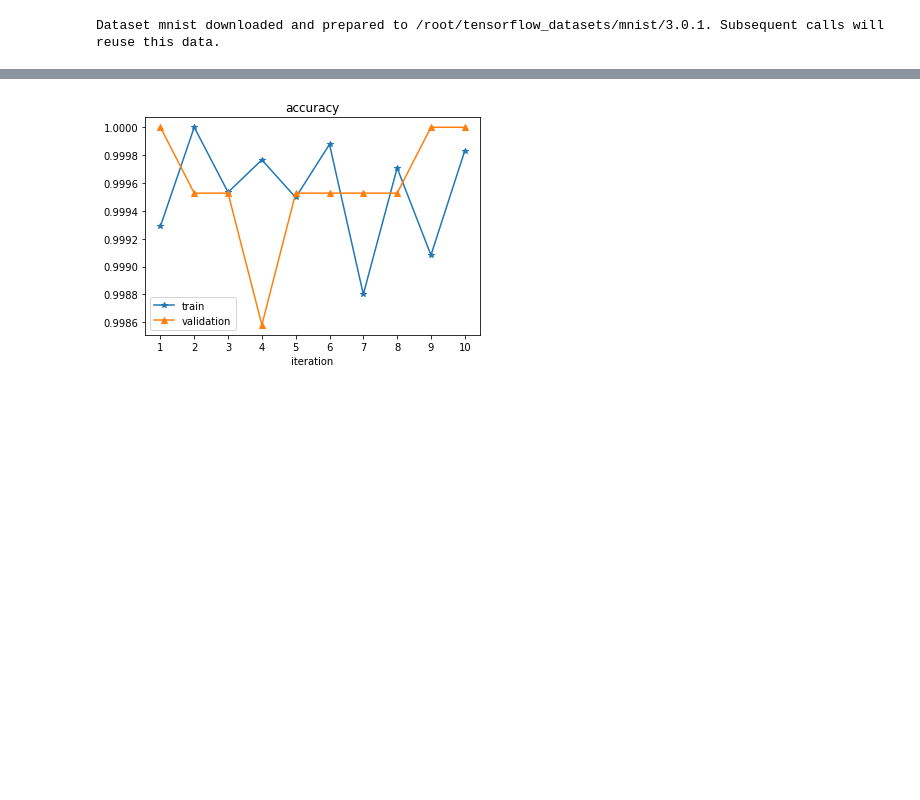
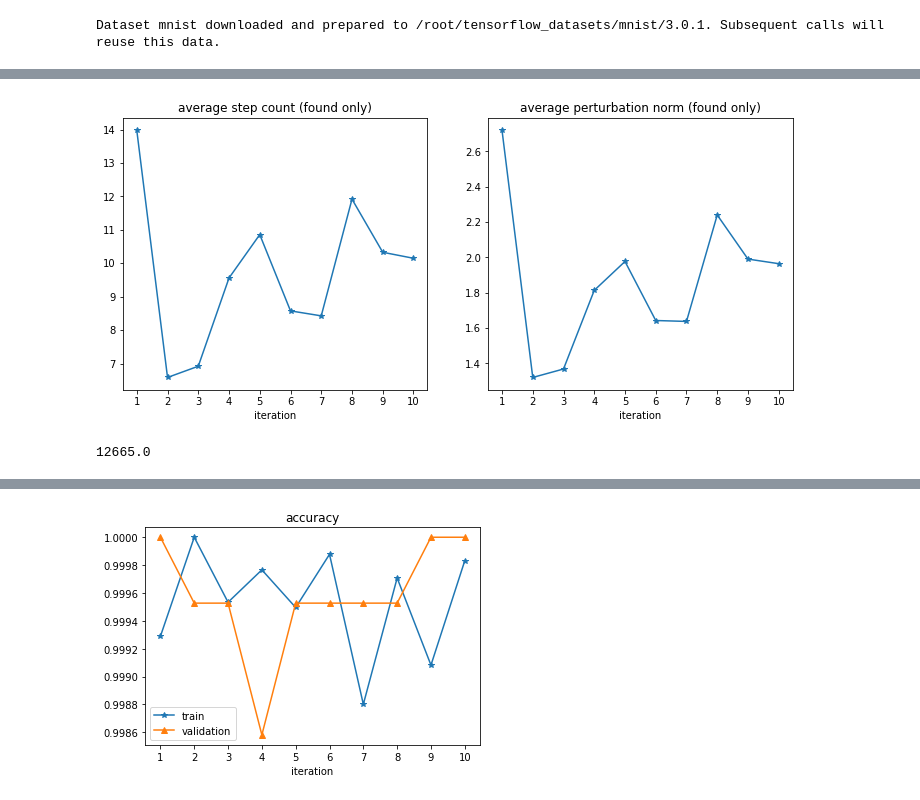
Before and after one commit to eileen-code4fun/MachineLearning, a Jupyter notebook: adversarial/adversarial.ipynb, the cells around one changed output, grey strips where cells are left out. Drawn from its saved outputs; the diff is of its cells as text; code cells hidden in the pictures; blank space fills up the shorter version.

```diff
--- a/adversarial/adversarial.ipynb
+++ b/adversarial/adversarial.ipynb
@@ -170,0 +175,23 @@ plt.show()
+# %%
+found_avg_adversarial_steps = [13.975486827033219, 6.5831792975970425, 6.918559794256322, 9.559090909090909, 10.856799037304452, 8.574365175332527, 8.425894378194208, 11.917491749174918, 10.328068043742405, 10.1484375]
+found_avg_norm = [2.7194321155548096, 1.3199187517166138, 1.3677293062210083, 1.8132301568984985, 1.976809024810791, 1.6423959732055664, 1.6372220516204834, 2.240108013153076, 1.9903441667556763, 1.9642828702926636]
+fig, axs = plt.subplots(1, 2, figsize=(12, 5))
+x = range(1, 11)
+axs[0].plot(x, found_avg_adversarial_steps, '-*')
+axs[0].set_xlabel('iteration')
+axs[0].set_title('average step count (found only)')
+axs[0].set_xticks(np.arange(min(x), max(x)+1, 1.0))
+axs[1].plot(x, found_avg_norm, '-*')
+axs[1].set_xlabel('iteration')
+axs[1].set_title('average perturbation norm (found only)')
+axs[1].set_xticks(np.arange(min(x), max(x)+1, 1.0))
+plt.show()
+# %% [output]
+[figure, added]
+# %%
+total = 0.0
+for img, label in ds_train0:
+  total += 1
+print(total)
+# %% [output]
+12665.0
```
Also changed, not shown: parts of 6 cells of this notebook.
